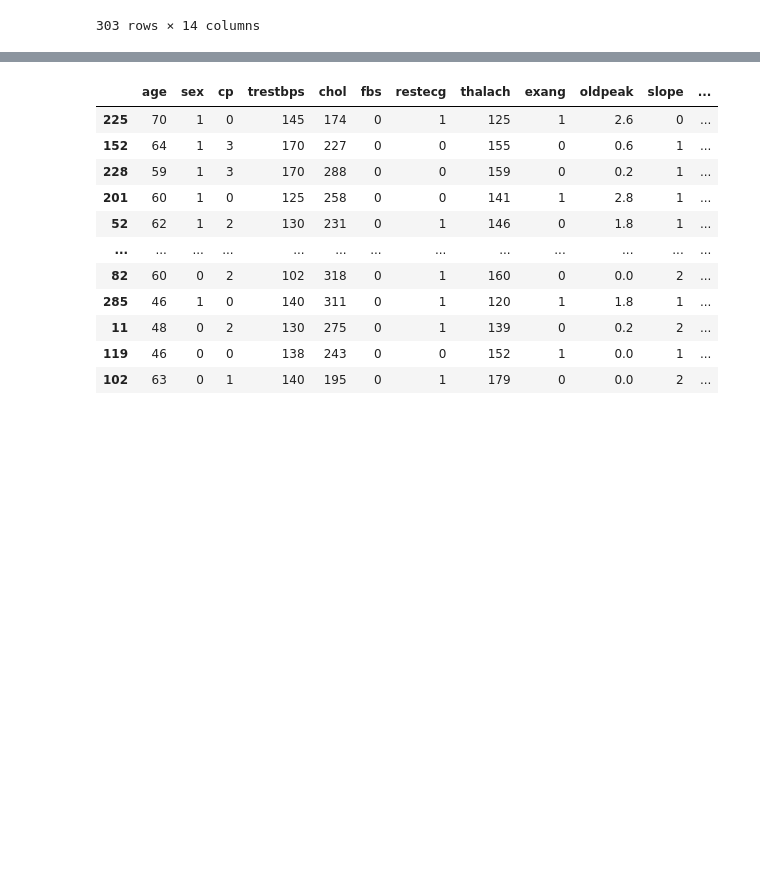
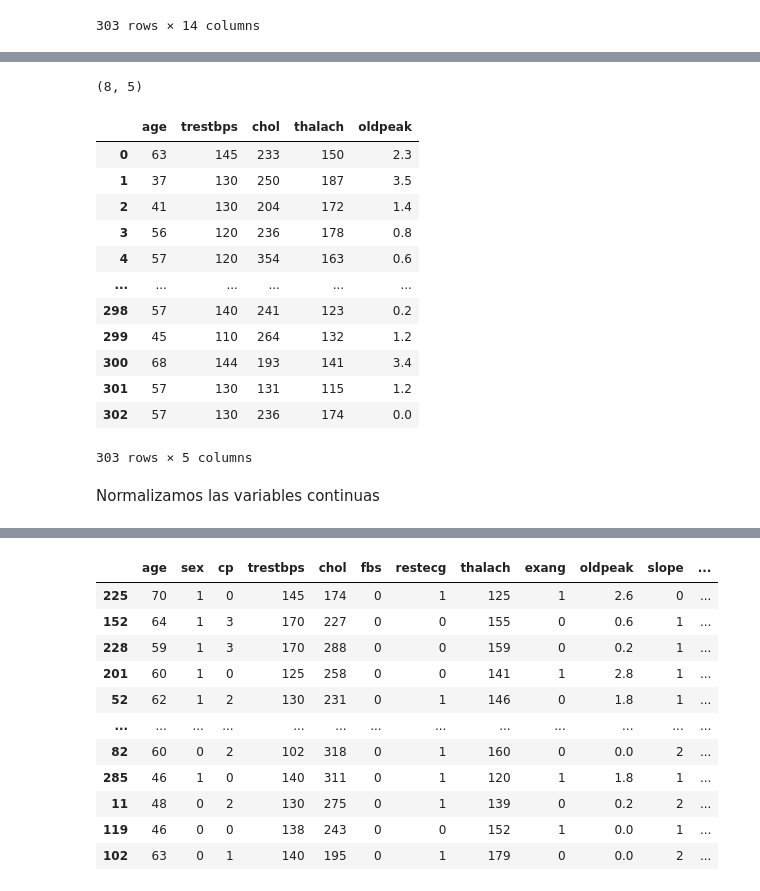
Before and after one commit to anamunoz01/PROYECTO-INTEGRADOR-III, a Jupyter notebook: ClasBinaria.ipynb, the cells around one changed output, grey strips where cells are left out. Saved outputs shown, nothing was run; the diff lists cells and outputs as text; code cells hidden in the pictures; blank space fills up the shorter version.

```diff
--- a/ClasBinaria.ipynb
+++ b/ClasBinaria.ipynb
@@ -66,0 +197,23 @@ df
+# %%
+clases[1].shape
+# %% [output]
+(8, 5)
+# %%
+continuas = df[['age', 'trestbps', 'chol', 'thalach', 'oldpeak']]
+continuas
+# %% [output]
+|  | age | trestbps | chol | thalach | oldpeak |
+| 0 | 63 | 145 | 233 | 150 | 2.3 |
+| 1 | 37 | 130 | 250 | 187 | 3.5 |
+| 2 | 41 | 130 | 204 | 172 | 1.4 |
+| 3 | 56 | 120 | 236 | 178 | 0.8 |
+| 4 | 57 | 120 | 354 | 163 | 0.6 |
+| ... | ... | ... | ... | ... | ... |
+| 298 | 57 | 140 | 241 | 123 | 0.2 |
+| 299 | 45 | 110 | 264 | 132 | 1.2 |
+| 300 | 68 | 144 | 193 | 141 | 3.4 |
+| 301 | 57 | 130 | 131 | 115 | 1.2 |
+| 302 | 57 | 130 | 236 | 174 | 0.0 |
+303 rows × 5 columns
+# %% [markdown]
+Normalizamos las variables continuas
```
Also changed, not shown: parts of 12 cells of this notebook.
